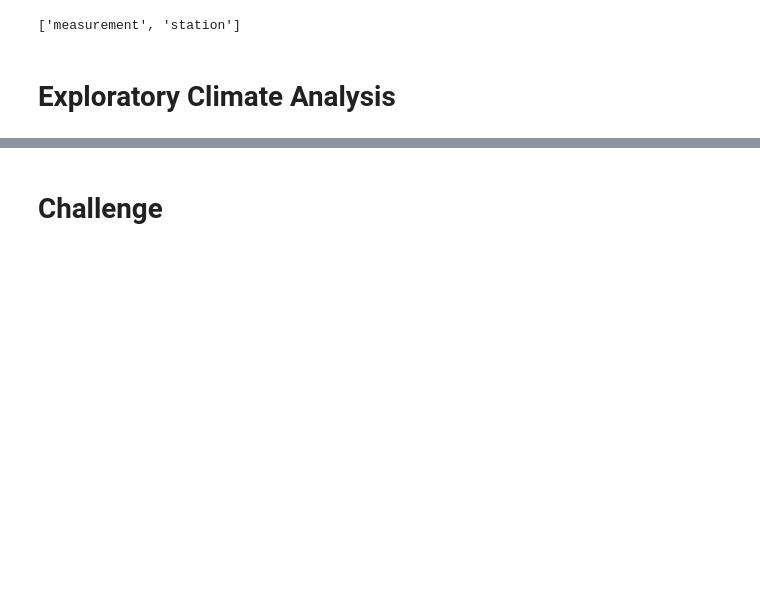
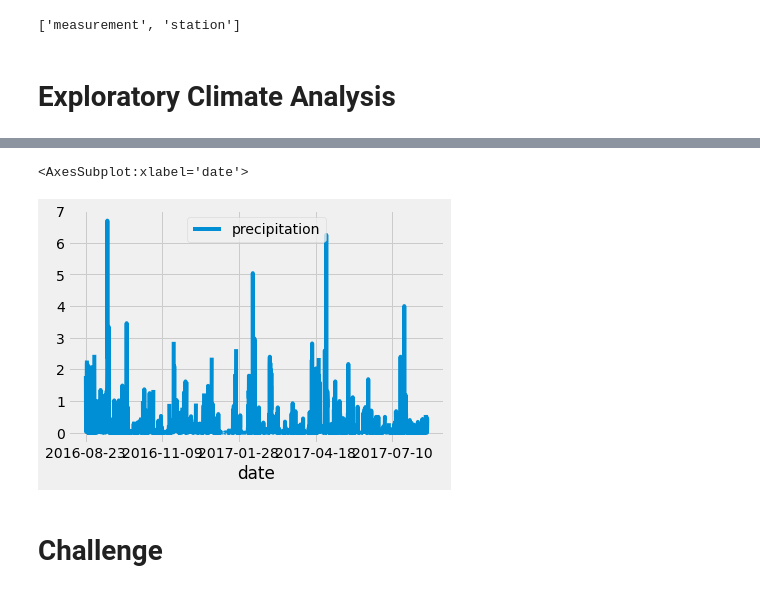
Before and after one commit to shirll98/surfs_up, a Jupyter notebook: climate_analysis.ipynb, the cells around one changed output, grey strips where cells are left out. Drawn from its saved outputs; the diff is of its cells as text; code cells hidden in the pictures; blank space fills up the shorter version.

Commit message:
added plot and summary of weather df.

```diff
--- a/climate_analysis.ipynb
+++ b/climate_analysis.ipynb
@@ -66,0 +54,20 @@ session = Session(engine)
+# %%
+#9.2.1
+# Design a query to retrieve the last 12 months of precipitation data and plot the results.
+#Starting from the last data point in the database.
+     # august 23, 2017 is the most recent date
+# prev_year = dt.date(2017, 8, 23)
+# Calculate the date one year from the last date in data set.
+prev_year = dt.date(2017, 8, 23) - dt.timedelta(days=365)
+    # add the dt.timedelat(days=365) to trace back to a certain number of days (365 days)
+# Perform a query to retrieve the data and precipitation scores
+results = [] # initialize a variable
+# results = session.query(Measurement.date, Measurement.prcp)
+results = session.query(Measurement.date, Measurement.prcp).filter(Measurement.date >= prev_year).all()
+
+    # this will filter out all of the data that is older than a year from the last record date
+    # adding all() to the end of our existing query, it extracts all the results from our query and puts it in a list
+
+    # session.query() fx ==> how you begin all queries in SQLalchemy
+    # takes 2 parameters referencing the measurement table.
+print(results)
@@ -66,0 +76,7 @@ session = Session(engine)
+# %%
+# 9.2.2 save query results
+# Save the query results as a Pandas DataFrame and set the index to the date column
+df = pd.DataFrame(results, columns=['date','precipitation'])
+df.set_index(df['date'], inplace=True) # by specifying 'inplace' we are not creating a new df
+    # pass results variables as one parameter and specify columns names as our second parameter
+print(df.to_string(index=False)) # to print the df without the date index
@@ -66,0 +101,5 @@ session = Session(engine)
+# %%
+# 9.2.3
+# Sort the dataframe by date
+df = df.sort_index()
+print(df.to_string(index=False))
@@ -67 +124,8 @@ session = Session(engine)
+# %%
+# 9.2.4 Plot the data
+# Use Pandas Plotting with Matplotlib to plot the data
+df.plot()
+# %% [output]
+<AxesSubplot:xlabel='date'>
+[figure, added]
 # %%
```
Also changed, not shown: parts of 5 cells of this notebook.
